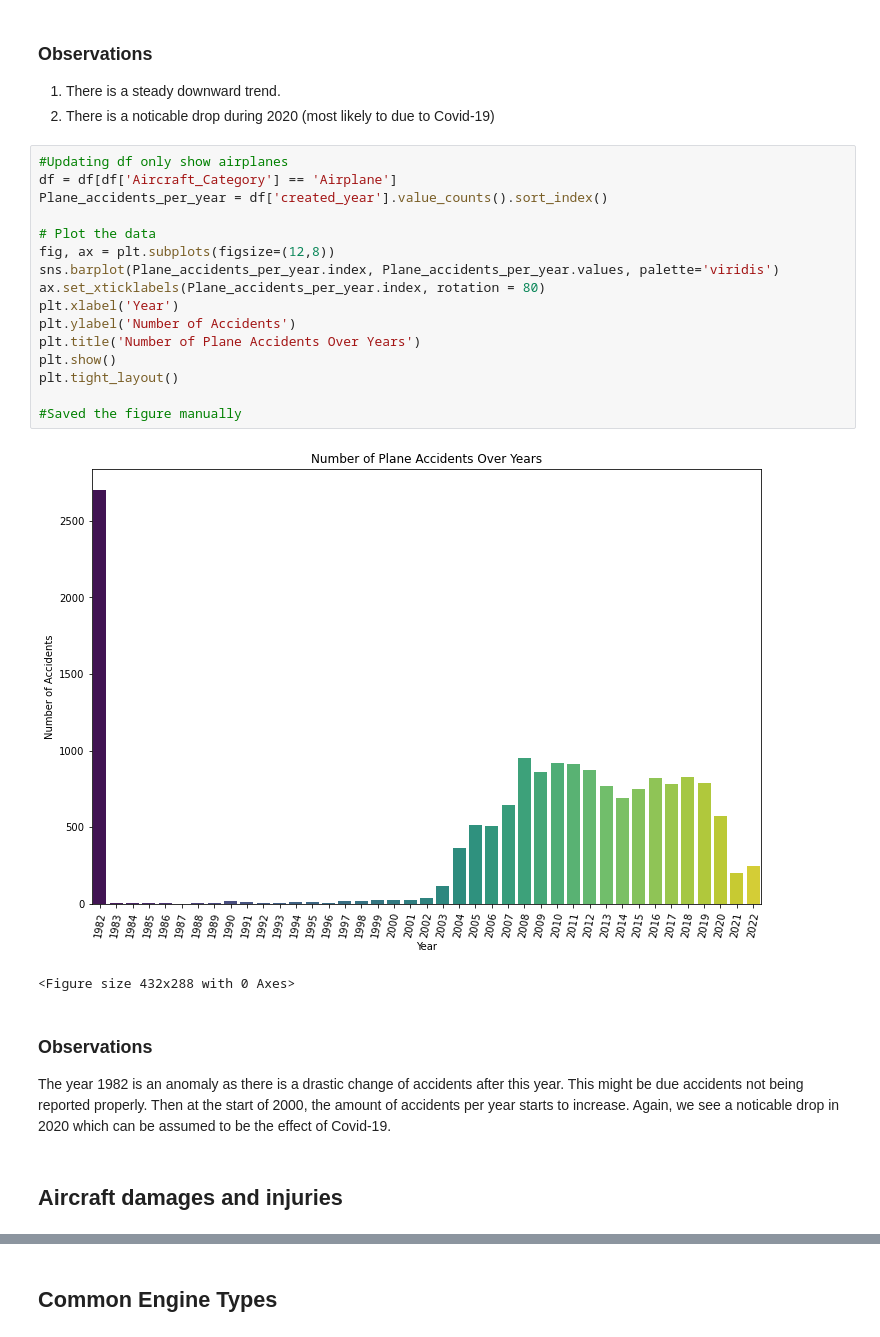
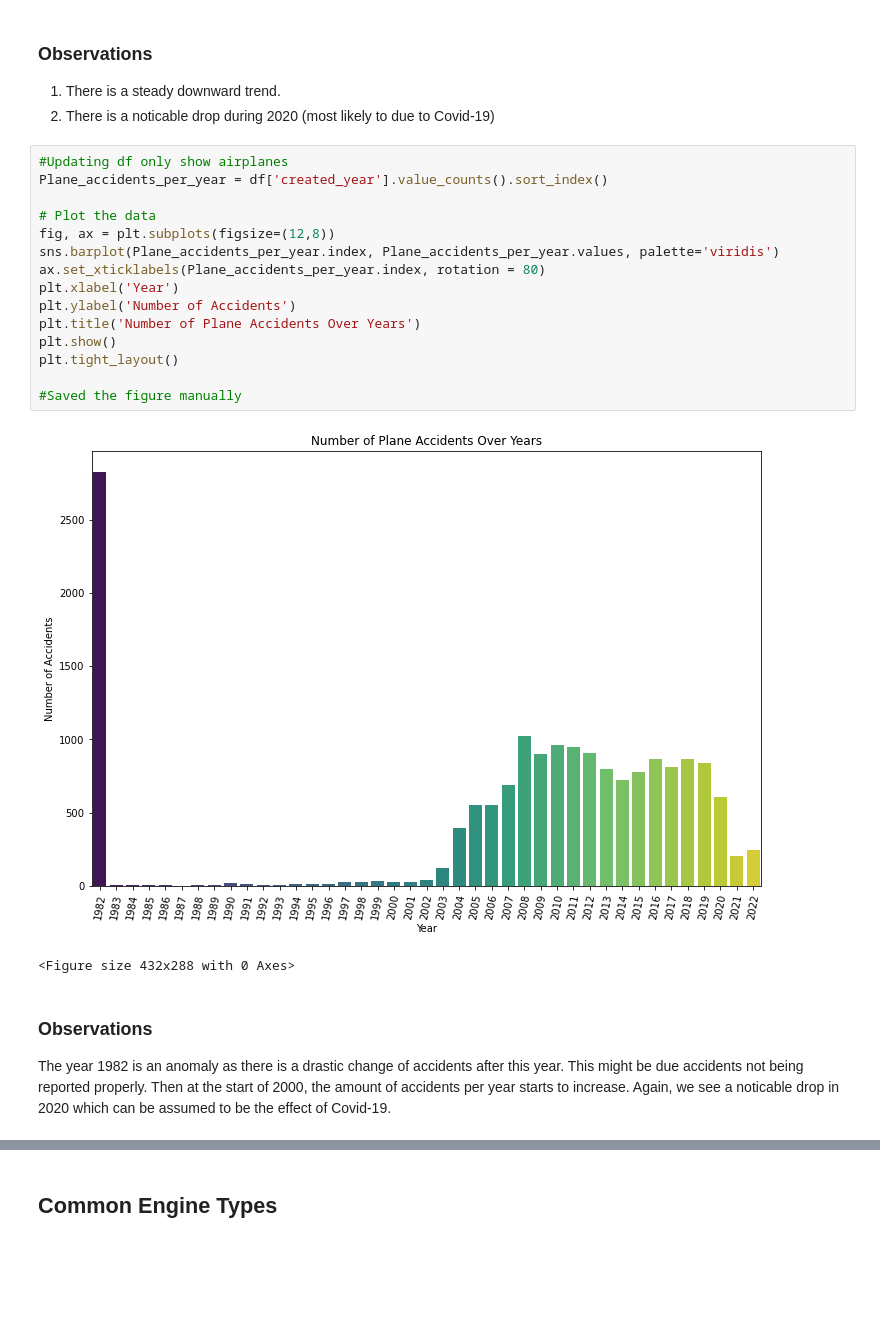
Before and after one commit to kaceyclougher/Phase-1-Project, a Jupyter notebook: Phase 1 Project Final.ipynb, the cells around one changed output, grey strips where cells are left out. Cells and saved outputs as stored; diff of their text form; blank space fills up the shorter version.

```diff
--- a/Phase 1 Project Final.ipynb
+++ b/Phase 1 Project Final.ipynb
@@ -291,25 +274,22 @@ plt.tight_layout()
 2. There is a noticable drop during 2020 (most likely to due to Covid-19)
 # %%
 #Updating df only show airplanes
-df = df[df['Aircraft_Category'] == 'Airplane']
 Plane_accidents_per_year = df['created_year'].value_counts().sort_index()
 
 # Plot the data
 fig, ax = plt.subplots(figsize=(12,8))
 sns.barplot(Plane_accidents_per_year.index, Plane_accidents_per_year.values, palette='viridis')
 ax.set_xticklabels(Plane_accidents_per_year.index, rotation = 80)
 plt.xlabel('Year')
 plt.ylabel('Number of Accidents')
 plt.title('Number of Plane Accidents Over Years')
 plt.show()
 plt.tight_layout()
 
 #Saved the figure manually
 # %% [output]
-[figure, old version]
+[figure, new version]
 <Figure size 432x288 with 0 Axes>
 # %% [markdown]
 ### Observations
 The year 1982 is an anomaly as there is a drastic change of accidents after this year. This might be due accidents not being reported properly. Then at the start of 2000, the amount of accidents per year starts to increase. Again, we see a noticable drop in 2020 which can be assumed to be the effect of Covid-19.
-# %% [markdown]
-## Aircraft damages and injuries
```
Also changed, not shown: parts of 47 cells of this notebook, 19 other files.
